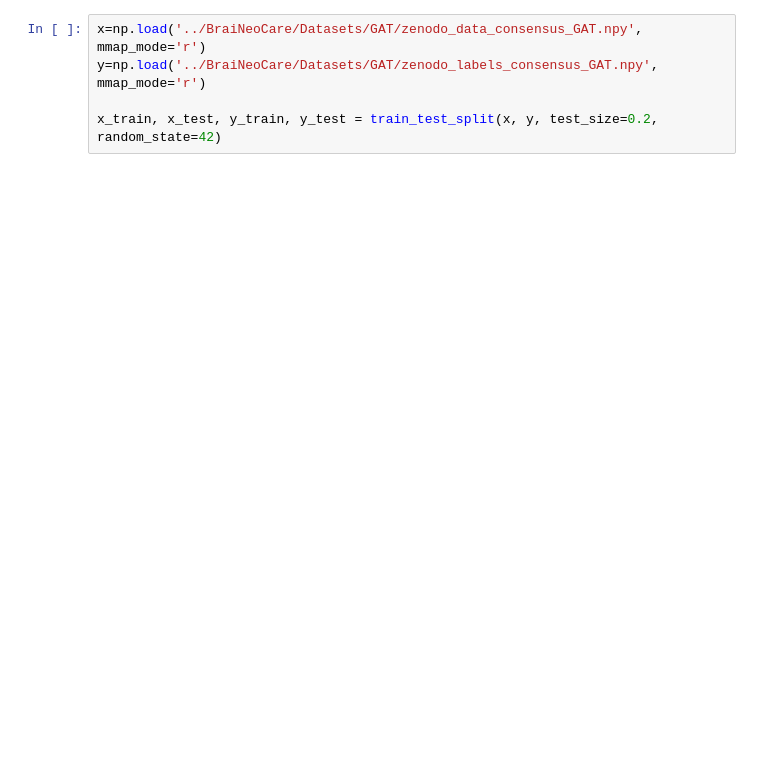
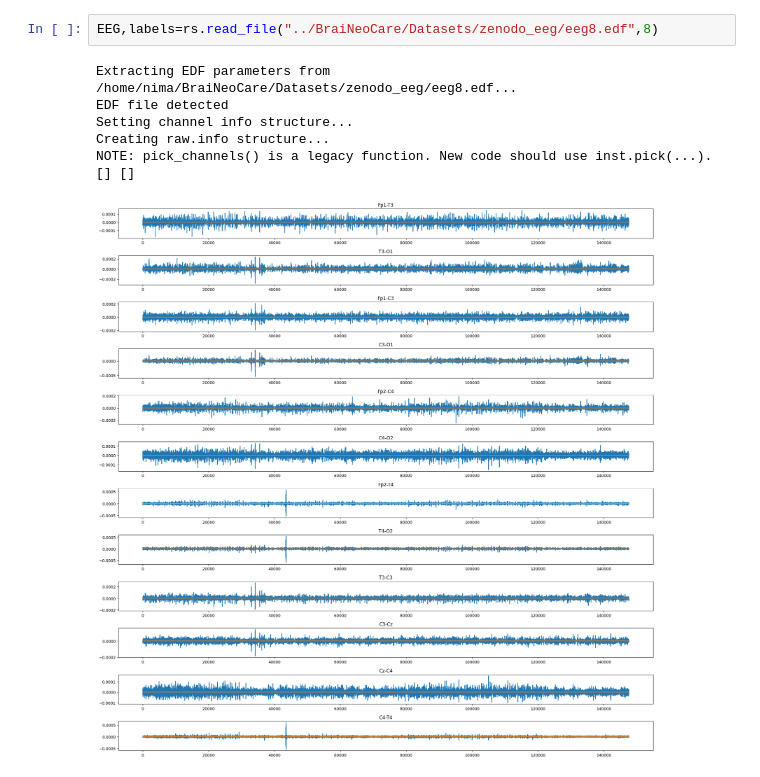
Before and after one commit to Dinuka-1999/BraiNeoCare, a Jupyter notebook: XAImodel.ipynb, the cells around one changed output. Saved outputs shown, nothing was run; the diff lists cells and outputs as text; blank space fills up the shorter version.

```diff
--- a/XAImodel.ipynb
+++ b/XAImodel.ipynb
@@ -8,8 +16,13 @@ import cv2 as cv
-# %%
-x=np.load('../BraiNeoCare/Datasets/GAT/zenodo_data_consensus_GAT.npy', mmap_mode='r')
-y=np.load('../BraiNeoCare/Datasets/GAT/zenodo_labels_consensus_GAT.npy', mmap_mode='r')
-
-x_train, x_test, y_train, y_test = train_test_split(x, y, test_size=0.2, random_state=42)
+# %%
+EEG,labels=rs.read_file("../BraiNeoCare/Datasets/zenodo_eeg/eeg8.edf",8)
+# %% [output]
+Extracting EDF parameters from /home/nima/BraiNeoCare/Datasets/zenodo_eeg/eeg8.edf...
+EDF file detected
+Setting channel info structure...
+Creating raw.info structure...
+NOTE: pick_channels() is a legacy function. New code should use inst.pick(...).
+[] []
+[figure, added]
 # %%
 model = keras.models.load_model("../BraiNeoCare/GAT_model_1/cp_0198.ckpt/")
 model.layers[-1].activation = None
```
Also changed, not shown: parts of 5 cells of this notebook, 1 other file.
